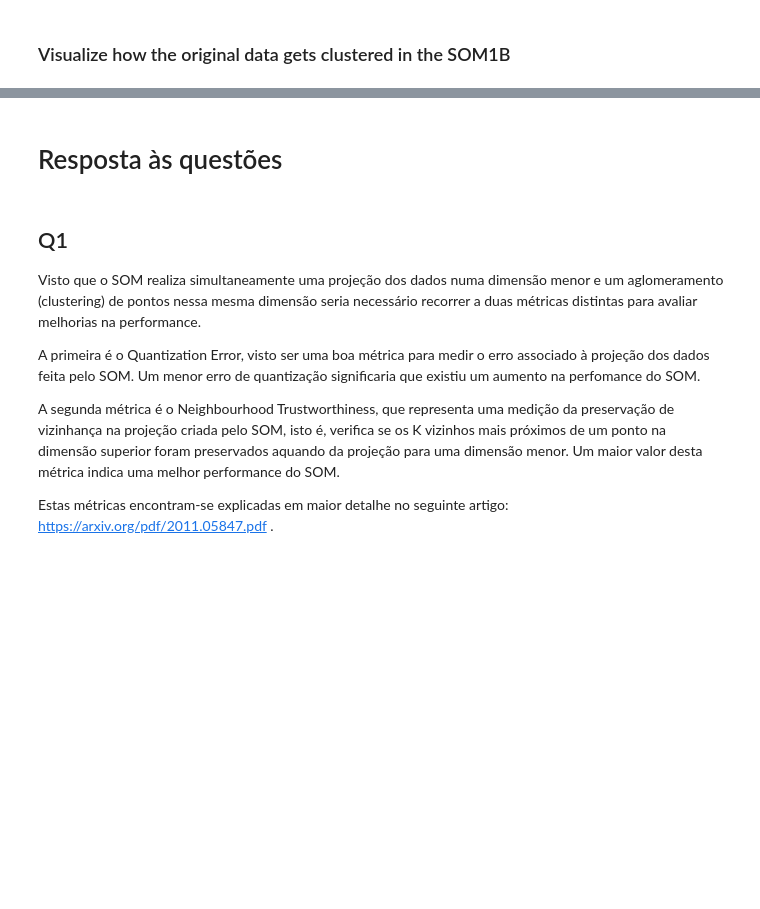
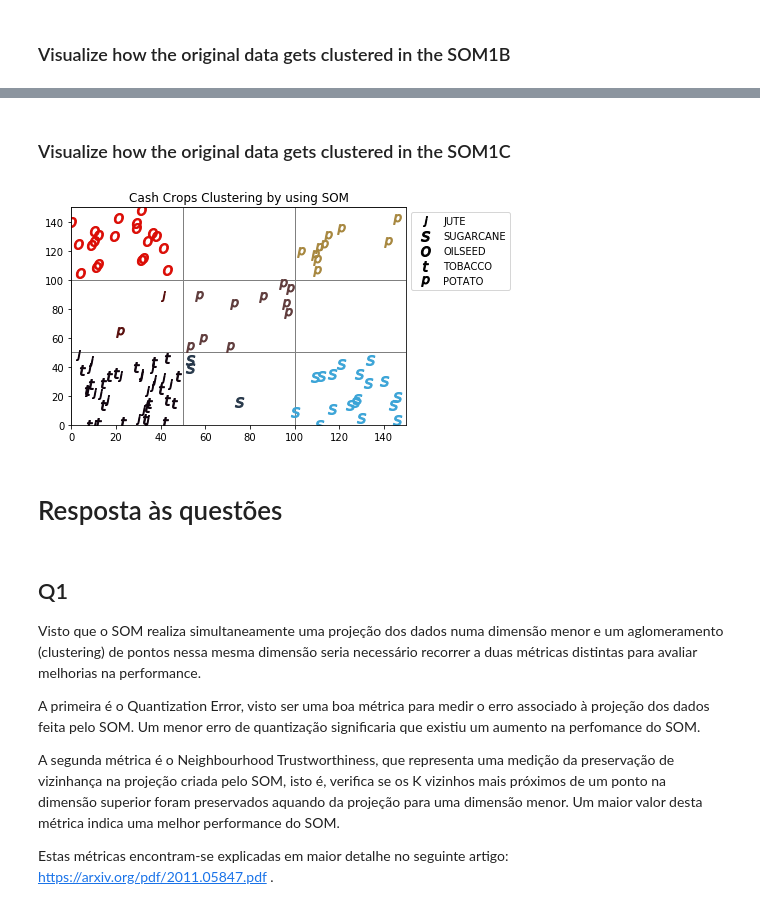
Before and after one commit to lmcosta98/SOM, a Jupyter notebook: SOM1.ipynb, the cells around one changed output, grey strips where cells are left out. Cells and saved outputs as stored; diff of their text form; code cells hidden in the pictures; blank space fills up the shorter version.

```diff
--- a/SOM1.ipynb
+++ b/SOM1.ipynb
@@ -248,6 +271,13 @@ def predict_3(df):
     return df
 clustered_df_3 = trunc_data.apply(predict_3, axis=1)
 #clustered_df_3.iloc[0:10]
+# %%
+def predict_4(df):
+    bmu, bmu_idx = agri_som_4.find_bmu(df.values)
+    df['bmu'] = bmu
+    df['bmu_idx'] = bmu_idx
+    return df
+clustered_df_4 = trunc_data.apply(predict_4, axis=1)
 # %%
 def transform_df(df):
     b = pd.DataFrame(df['bmu'].apply(lambda x: x[0].tolist()), index=trunc_data.index)
@@ -282,4 +322,5 @@ Now, joininig the labelled initial data
 joined_df = agri_data.join(clustered_df, rsuffix="_norm")
 joined_df_2 = agri_data.join(clustered_df_2, rsuffix="_norm")
 joined_df_3 = agri_data.join(clustered_df_3, rsuffix="_norm")
+joined_df_4 = agri_data.join(clustered_df_4, rsuffix="_norm")
 #joined_df[0:10]
@@ -340,3 +381,9 @@ plot_som(agri_som_3, joined_df_3)
+# %% [markdown]
+### Visualize how the original data gets clustered in the SOM1C
+# %%
+plot_som(agri_som_4, joined_df_4)
+# %% [output]
+[figure, added]
 # %% [markdown]
 # Resposta às questões
 # %% [markdown]
```
Also changed, not shown: parts of 25 cells of this notebook, 1 other file.
